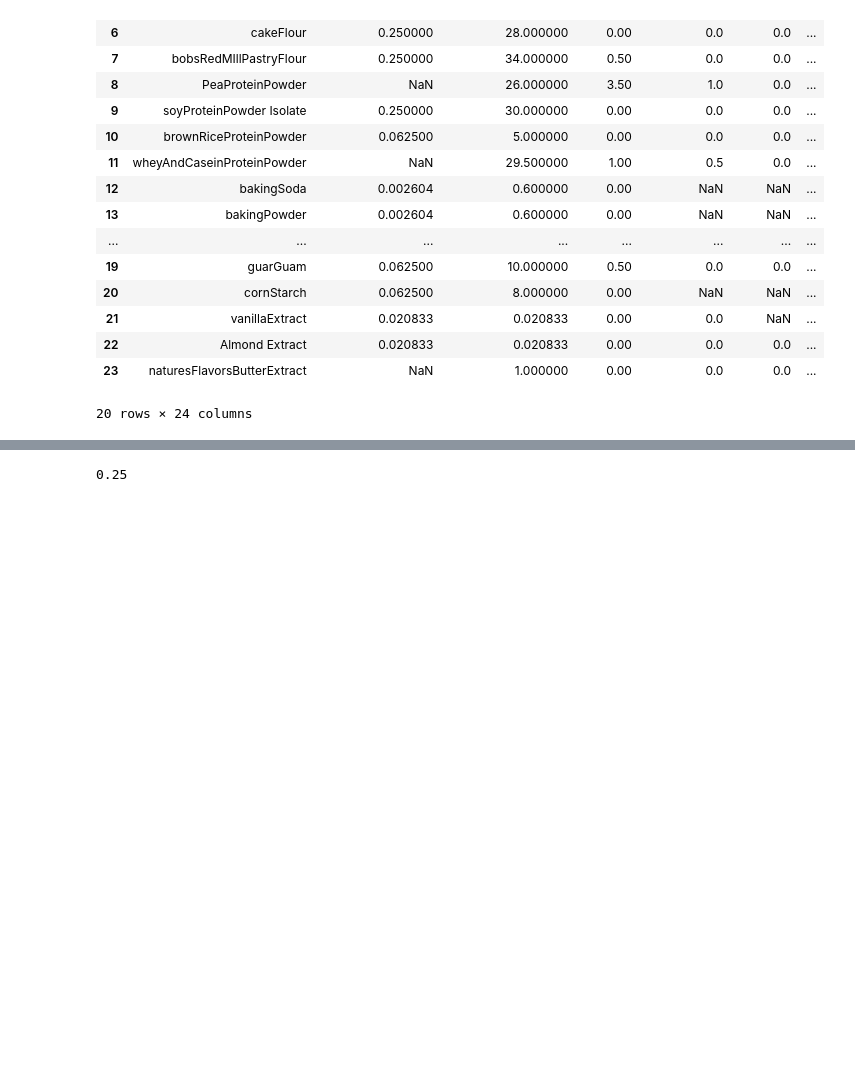
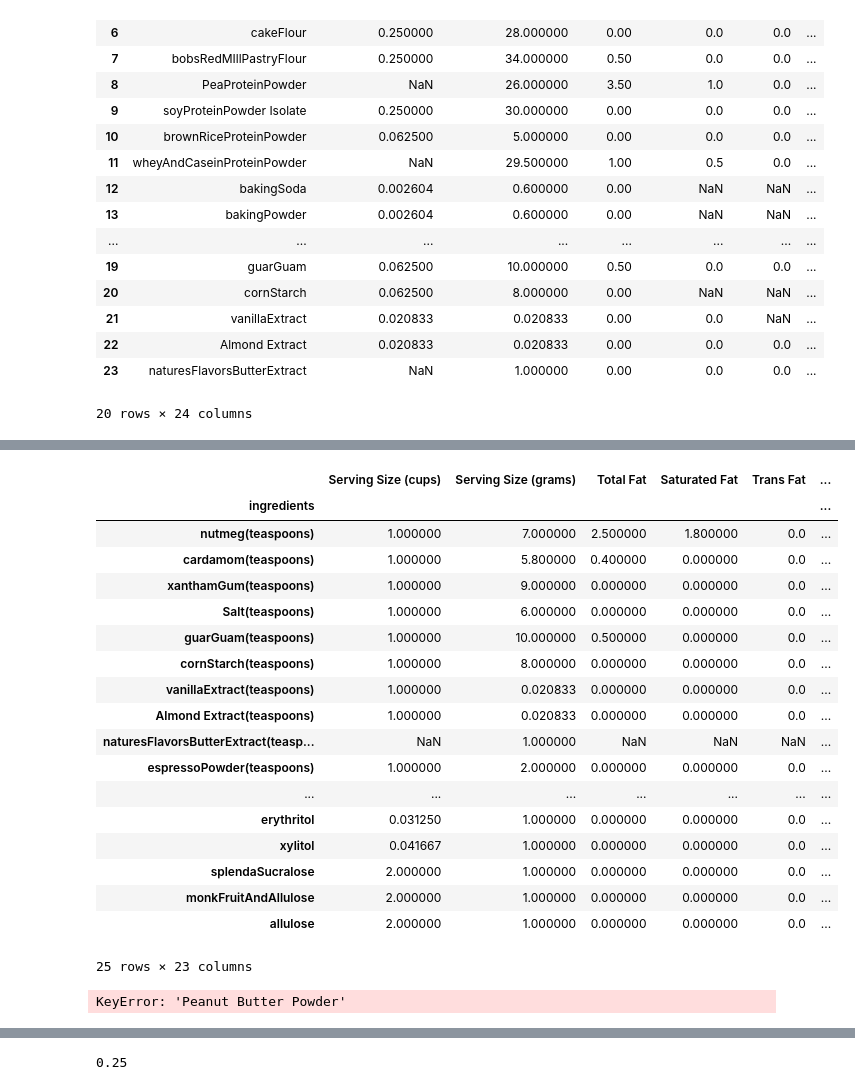
Before and after one commit to maxdickinson/DataTables, a Jupyter notebook: IngredientsNutrition.ipynb, the cells around one changed output, grey strips where cells are left out. Saved outputs shown, nothing was run; the diff lists cells and outputs as text; code cells hidden in the pictures; blank space fills up the shorter version.

Commit message:
standardized and cleaned IngredientsXNutrition

```diff
--- a/IngredientsNutrition.ipynb
+++ b/IngredientsNutrition.ipynb
@@ -180,0 +170,10 @@ ingredNutrit.to_csv('march31IngredNutrCleaner.csv')
+# %%
+columnMapper = {'bakingSoda':'bakingSoda(teaspoons)', 'bakingPowder' : 'bakingPowder(teaspoons)', 'cinamon' : 'cinamon(teaspoons)',
+       'nutmeg' : 'nutmeg(teaspoons)', 'cardamom':  'cardamom(teaspoons)', 'xanthamGum': 'xanthamGum(teaspoons)', 'Salt': 'Salt(teaspoons)',
+       'guarGuam':'guarGuam(teaspoons)', 'cornStarch': 'cornStarch(teaspoons)',
+       'vanillaExtract':'vanillaExtract(teaspoons)', 'Almond Extract': 'Almond Extract(teaspoons)', 'naturesFlavorsButterExtract': 'naturesFlavorsButterExtract(teaspoons)',
+       'espressoPowder':'espressoPowder(teaspoons)'}
+# %%
+cleanIngredNutr = cleanIngredNutr.rename(columnMapper , axis = 0)
+# %%
+cleanIngredNutr2 =  cleanIngredNutr
@@ -180,0 +194,2 @@ ingredNutrit.to_csv('march31IngredNutrCleaner.csv')
+# %%
+cleanIngredNutr2 = cleanIngredNutr2.fillna(0)
@@ -181 +214,27 @@ ingredNutrit.to_csv('march31IngredNutrCleaner.csv')
+# %%
+cleanIngredNutr2.iloc[15:40, :]
+# %% [output]
+|  | Serving Size (cups) | Serving Size (grams) | Total Fat | Saturated Fat | Trans Fat | ... |
+| ingredients |  |  |  |  |  | ... |
+| nutmeg(teaspoons) | 1.000000 | 7.000000 | 2.500000 | 1.800000 | 0.0 | ... |
+| cardamom(teaspoons) | 1.000000 | 5.800000 | 0.400000 | 0.000000 | 0.0 | ... |
+| xanthamGum(teaspoons) | 1.000000 | 9.000000 | 0.000000 | 0.000000 | 0.0 | ... |
+| Salt(teaspoons) | 1.000000 | 6.000000 | 0.000000 | 0.000000 | 0.0 | ... |
+| guarGuam(teaspoons) | 1.000000 | 10.000000 | 0.500000 | 0.000000 | 0.0 | ... |
+| cornStarch(teaspoons) | 1.000000 | 8.000000 | 0.000000 | 0.000000 | 0.0 | ... |
+| vanillaExtract(teaspoons) | 1.000000 | 0.020833 | 0.000000 | 0.000000 | 0.0 | ... |
+| Almond Extract(teaspoons) | 1.000000 | 0.020833 | 0.000000 | 0.000000 | 0.0 | ... |
+| naturesFlavorsButterExtract(teasp... | NaN | 1.000000 | NaN | NaN | NaN | ... |
+| espressoPowder(teaspoons) | 1.000000 | 2.000000 | 0.000000 | 0.000000 | 0.0 | ... |
+| ... | ... | ... | ... | ... | ... | ... |
+| erythritol | 0.031250 | 1.000000 | 0.000000 | 0.000000 | 0.0 | ... |
+| xylitol | 0.041667 | 1.000000 | 0.000000 | 0.000000 | 0.0 | ... |
+| splendaSucralose | 2.000000 | 1.000000 | 0.000000 | 0.000000 | 0.0 | ... |
+| monkFruitAndAllulose | 2.000000 | 1.000000 | 0.000000 | 0.000000 | 0.0 | ... |
+| allulose | 2.000000 | 1.000000 | 0.000000 | 0.000000 | 0.0 | ... |
+25 rows × 23 columns
+# %%
+cleanIngredNutr.loc[:,'Peanut Butter Powder']
+# %% [output]
+KeyError: 'Peanut Butter Powder'
 # %%
```
Also changed, not shown: parts of 8 cells of this notebook, 3 other files.
